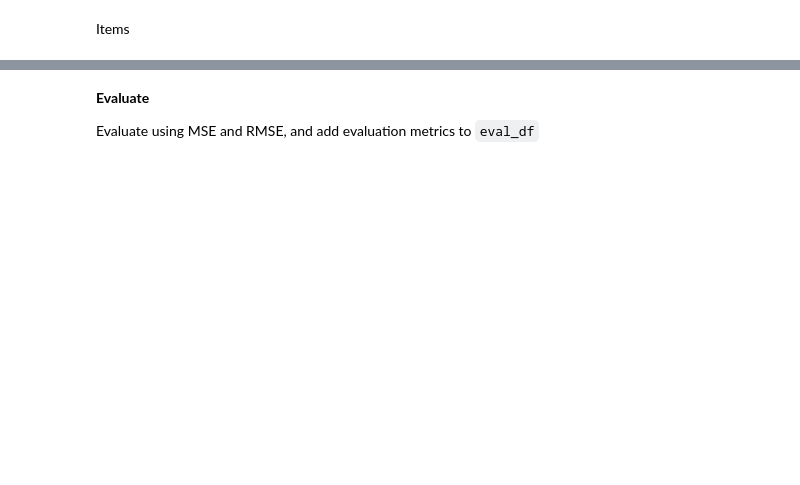
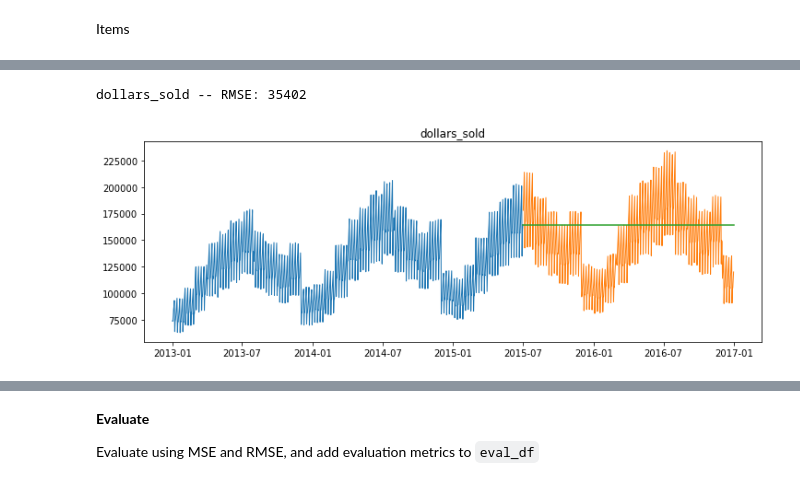
Before and after one commit to CodeupClassroom/leavitt-time-series-exercises-, a Jupyter notebook: modeling_lesson.ipynb, the cells around one changed output, grey strips where cells are left out. Cells and saved outputs as stored; diff of their text form; code cells hidden in the pictures; blank space fills up the shorter version.

```diff
--- a/modeling_lesson.ipynb
+++ b/modeling_lesson.ipynb
@@ -224,0 +324,5 @@ Now, let's plot actual and predicted values
+# %%
+plot_and_eval('dollars_sold')
+# %% [output]
+dollars_sold -- RMSE: 35402
+[figure, added]
```
Also changed, not shown: parts of 79 cells of this notebook.
